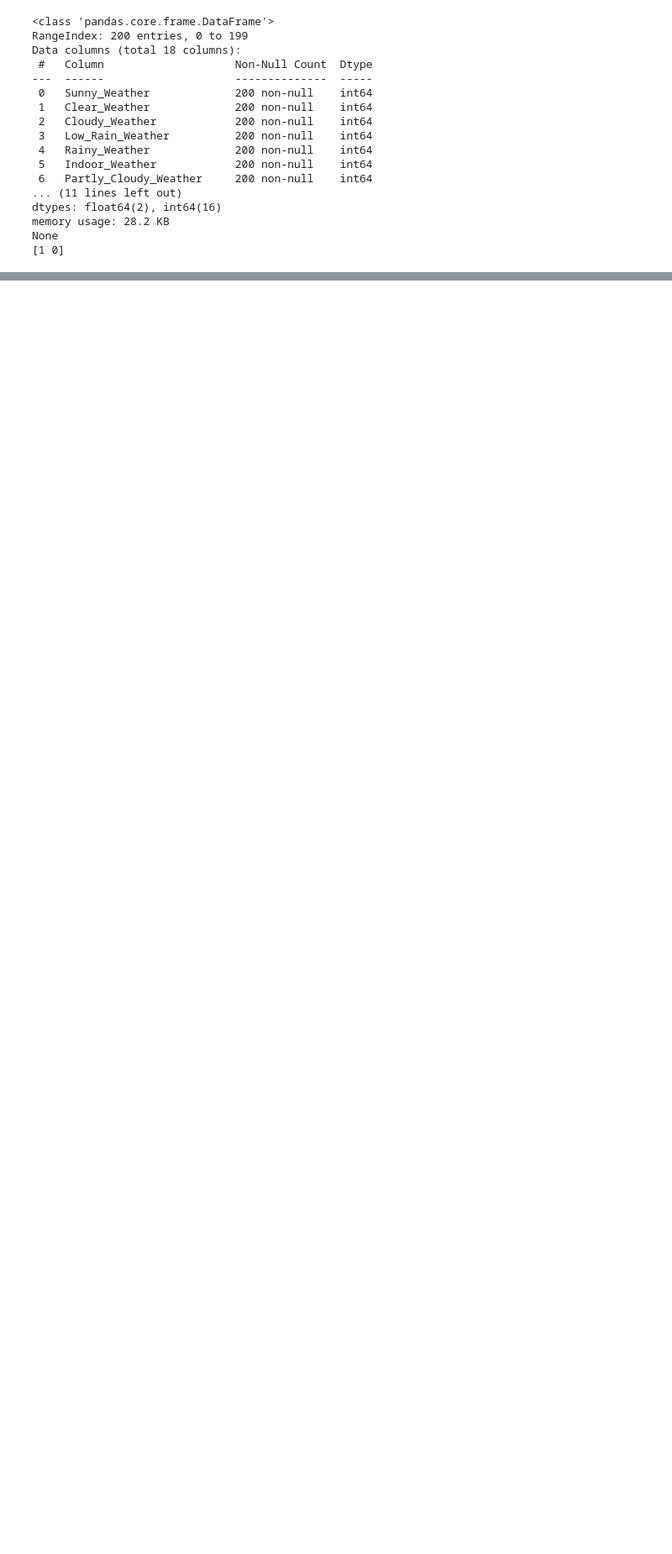
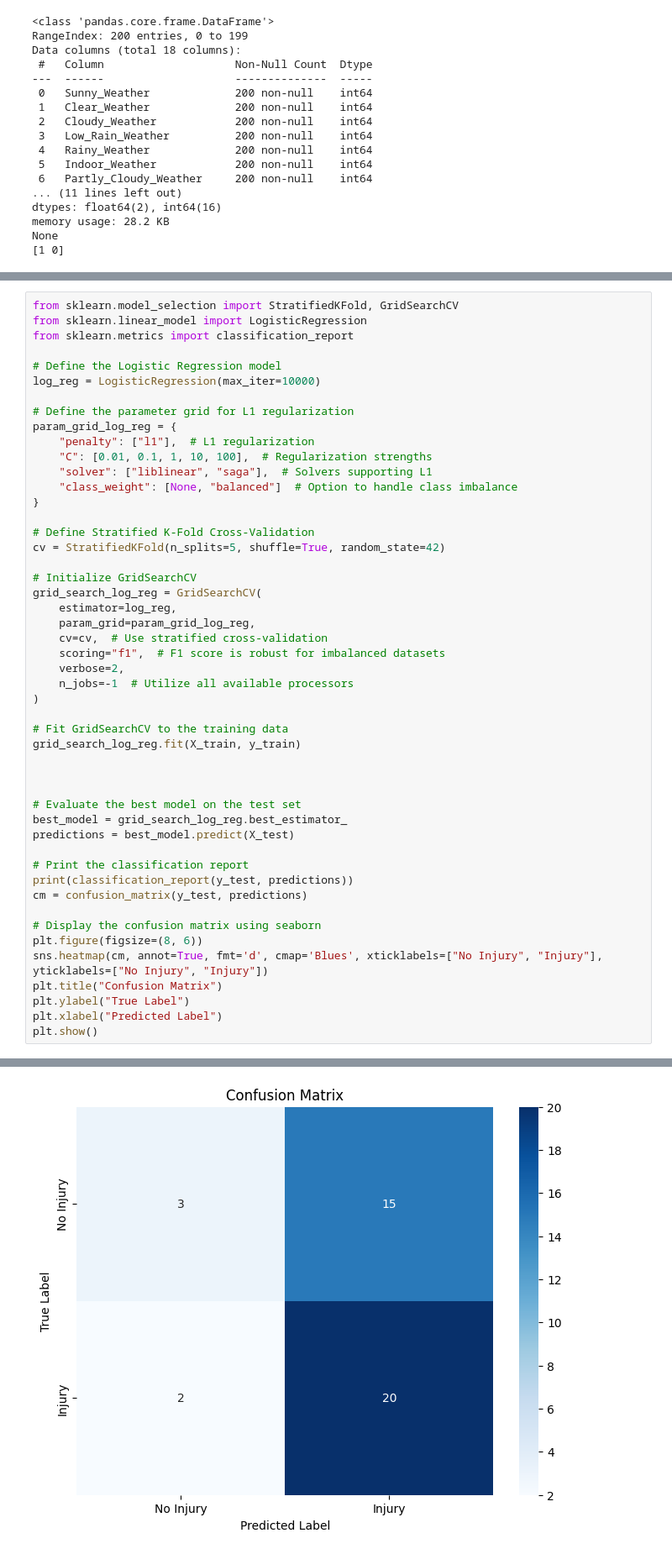
Before and after one commit to fokpali/Assignments, a Jupyter notebook: FinalProject_ECE9063/experiment3.ipynb, the cells around one changed output, grey strips where cells are left out. Shown at 84% size. Drawn from its saved outputs; the diff is of its cells as text; blank space fills up the shorter version.

```diff
--- a/FinalProject_ECE9063/experiment3.ipynb
+++ b/FinalProject_ECE9063/experiment3.ipynb
@@ -386,0 +389,50 @@ weighted avg       0.69      0.68      0.67        40
+# %%
+from sklearn.model_selection import StratifiedKFold, GridSearchCV
+from sklearn.linear_model import LogisticRegression
+from sklearn.metrics import classification_report
+
+# Define the Logistic Regression model
+log_reg = LogisticRegression(max_iter=10000)
+
+# Define the parameter grid for L1 regularization
+param_grid_log_reg = {
+    "penalty": ["l1"],  # L1 regularization
+    "C": [0.01, 0.1, 1, 10, 100],  # Regularization strengths
+    "solver": ["liblinear", "saga"],  # Solvers supporting L1
+    "class_weight": [None, "balanced"]  # Option to handle class imbalance
+}
+
+# Define Stratified K-Fold Cross-Validation
+cv = StratifiedKFold(n_splits=5, shuffle=True, random_state=42)
+
+# Initialize GridSearchCV
+grid_search_log_reg = GridSearchCV(
+    estimator=log_reg,
+    param_grid=param_grid_log_reg,
+    cv=cv,  # Use stratified cross-validation
+    scoring="f1",  # F1 score is robust for imbalanced datasets
+    verbose=2,
+    n_jobs=-1  # Utilize all available processors
+)
+
+# Fit GridSearchCV to the training data
+grid_search_log_reg.fit(X_train, y_train)
+
+
+
+# Evaluate the best model on the test set
+best_model = grid_search_log_reg.best_estimator_
+predictions = best_model.predict(X_test)
+
+# Print the classification report
+print(classification_report(y_test, predictions))
+cm = confusion_matrix(y_test, predictions)
+
+# Display the confusion matrix using seaborn
+plt.figure(figsize=(8, 6))
+sns.heatmap(cm, annot=True, fmt='d', cmap='Blues', xticklabels=["No Injury", "Injury"], yticklabels=["No Injury", "Injury"])
+plt.title("Confusion Matrix")
+plt.ylabel("True Label")
+plt.xlabel("Predicted Label")
+plt.show()
+# %% [output]
@@ -387,3 +456,4 @@ weighted avg       0.69      0.68      0.67        40
+[figure, added]
 # %%
 svm_model = SVC(kernel='rbf', random_state=42, max_iter=10000)  # Radial basis function kernel is commonly used for non-linear classification
 svm_model.fit(X_train, y_train)
```
Also changed, not shown: parts of 13 cells of this notebook.
